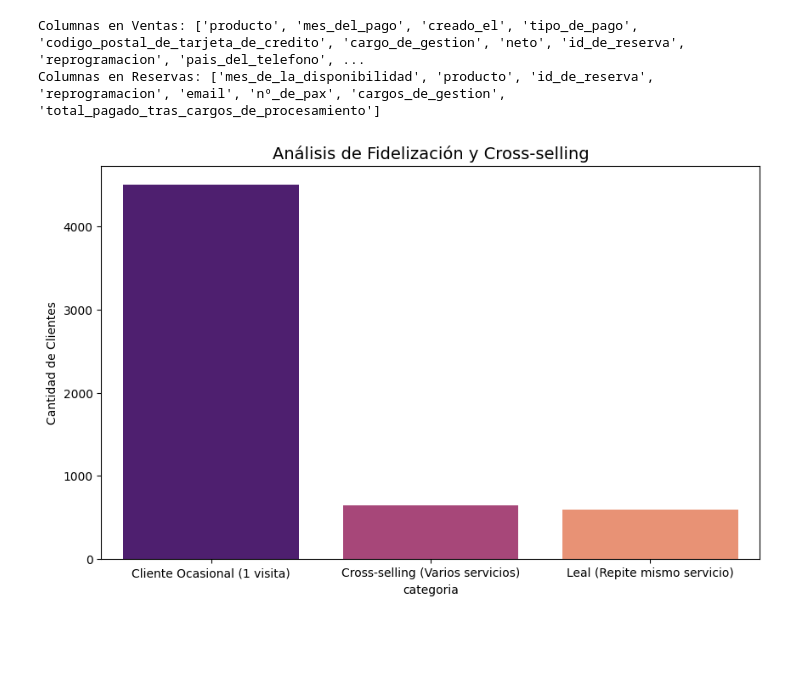
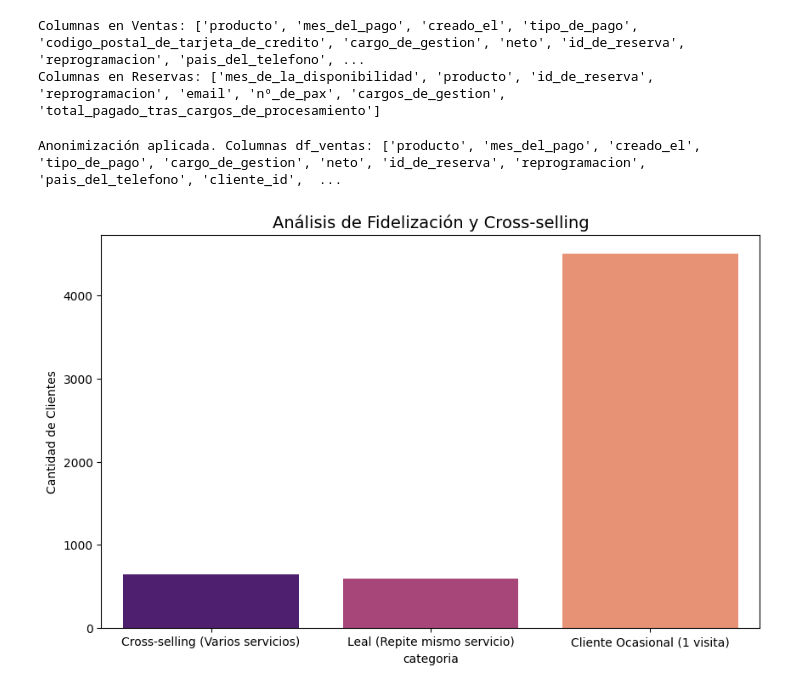
Before and after one commit to lolarealcejudo27/EDA_Oasis_Spa_Sevilla, a Jupyter notebook: src/notebooks/04_retencion_y_cross_selling.ipynb, the cells around one changed output. Saved outputs shown, nothing was run; the diff lists cells and outputs as text; code cells hidden in the pictures; blank space fills up the shorter version.

```diff
--- a/src/notebooks/04_retencion_y_cross_selling.ipynb
+++ b/src/notebooks/04_retencion_y_cross_selling.ipynb
@@ -34,27 +34,38 @@ print("Columnas en Reservas:", df_reservas.columns.tolist())
 # %% [output]
 Columnas en Ventas: ['producto', 'mes_del_pago', 'creado_el', 'tipo_de_pago', 'codigo_postal_de_tarjeta_de_credito', 'cargo_de_gestion', 'neto', 'id_de_reserva', 'reprogramacion', 'pais_del_telefono', ...
 Columnas en Reservas: ['mes_de_la_disponibilidad', 'producto', 'id_de_reserva', 'reprogramacion', 'email', 'nº_de_pax', 'cargos_de_gestion', 'total_pagado_tras_cargos_de_procesamiento']
+# %%
+#ANONIMIZACIÓN
+# email -> cliente_id (entero) | CP -> cp_provincia (2 dígitos)
+import sys
+sys.path.insert(0, '../utils')
+from funciones import anonimizar
+
+df_ventas, df_reservas = anonimizar(df_ventas, df_reservas)
+print("Anonimización aplicada. Columnas df_ventas:", df_ventas.columns.tolist())
+# %% [output]
+Anonimización aplicada. Columnas df_ventas: ['producto', 'mes_del_pago', 'creado_el', 'tipo_de_pago', 'cargo_de_gestion', 'neto', 'id_de_reserva', 'reprogramacion', 'pais_del_telefono', 'cliente_id',  ...
 # %%
 #Crear el perfil del cliente
-perfil_cliente = df_ventas.groupby('email').agg({
+perfil_cliente = df_ventas.groupby('cliente_id').agg({
     'producto': 'nunique',  # Variedad de servicios probados
     'neto': 'count'         # Frecuencia de visitas
 }).rename(columns={'producto': 'servicios_distintos', 'neto': 'visitas_totales'})
 
 #Definir lógica de comportamiento
 def definir_perfil(row):
     if row['visitas_totales'] > 1:
         return 'Cross-selling (Varios servicios)' if row['servicios_distintos'] > 1 else 'Leal (Repite mismo servicio)'
     return 'Cliente Ocasional (1 visita)'
 
 perfil_cliente['categoria'] = perfil_cliente.apply(definir_perfil, axis=1)
 
 #Visualización del embudo de retención
 plt.figure(figsize=(10, 6))
 sns.countplot(data=perfil_cliente, x='categoria', palette='magma', hue='categoria', legend=False)
 plt.title('Análisis de Fidelización y Cross-selling', fontsize=14)
 plt.ylabel('Cantidad de Clientes')
 plt.savefig('../img/04_analisis_retencion.png')
 plt.show()
 # %% [output]
-[figure, old version]
+[figure, new version]
```
Also changed, not shown: 12 other files.
